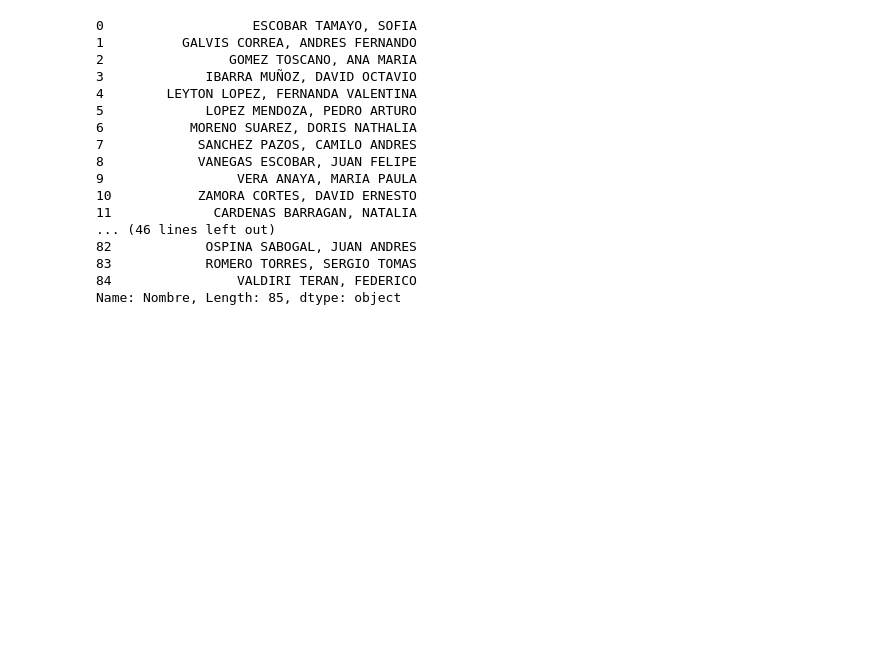
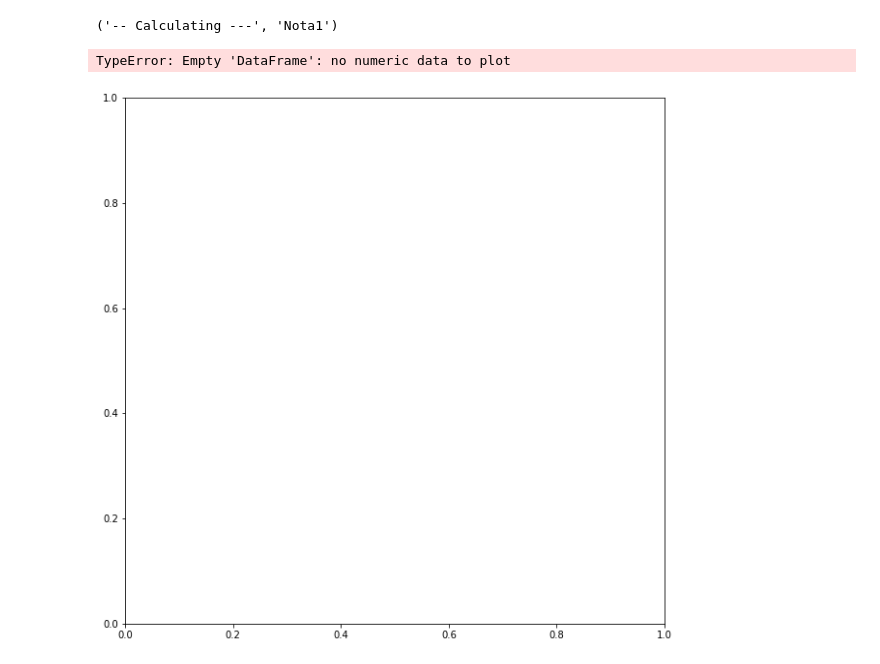
Before and after one commit to asegura4488/RutaControl2021, a Jupyter notebook: Analysis_Fisica1.ipynb, the cells around one changed output. Saved outputs shown, nothing was run; the diff lists cells and outputs as text; code cells hidden in the pictures; blank space fills up the shorter version.

```diff
--- a/Analysis_Fisica1.ipynb
+++ b/Analysis_Fisica1.ipynb
@@ -41,0 +38,3 @@ print(FileNames)
+# %%
+for i in range(len(FileNames)):
+    print(FileNames[i])
@@ -41,0 +90,7 @@ print(FileNames)
+# %%
+# Imprimir diccionario
+
+for i in DictMean.keys():
+    print(i)
+    print(DictMean[i])
+    print(DictStd[i])
@@ -42,7 +146,25 @@ print(FileNames)
+# %%
+# Plotting using group by
+
+grupo = 'ID'  # Variable que agrupa
+
+for i in Names:  # Cathegories
+
+    for j in range(1,NNotas+1): # Grades
+
+        Name_ = i + str(j)
+
+        print('-- Calculating ---', Name_)
+
+        CreateGroupFig(grupo,Name_)
+# %% [output]
+('-- Calculating ---', 'Nota1')
+TypeError: Empty 'DataFrame': no numeric data to plot
+[figure, added]
 # %%
 # Uso de filtros por columna
 #DFrameArray[0].filter(items=['ID','A1','A2'])
-DFrameArray[0].filter(like='Nota',axis=1)
+#DFrameArray[1].filter(like='A',axis=1)
 
 
 # Seleccion por filar
@@ -52,22 +174,4 @@ DFrameArray[0].filter(like='Nota',axis=1)
 #print(DFrameArray[2].iloc[:,0:2])
 
 #print(DFrameArray[0]['Nota1'])
-print(dft['Nombre'])
+#print(dft['A1'])
-# %% [output]
-0                   ESCOBAR TAMAYO, SOFIA
-1          GALVIS CORREA, ANDRES FERNANDO
-2                GOMEZ TOSCANO, ANA MARIA
-3             IBARRA MUÑOZ, DAVID OCTAVIO
-4        LEYTON LOPEZ, FERNANDA VALENTINA
-5             LOPEZ MENDOZA, PEDRO ARTURO
-6           MORENO SUAREZ, DORIS NATHALIA
-7            SANCHEZ PAZOS, CAMILO ANDRES
-8            VANEGAS ESCOBAR, JUAN FELIPE
-9                 VERA ANAYA, MARIA PAULA
-10           ZAMORA CORTES, DAVID ERNESTO
-11             CARDENAS BARRAGAN, NATALIA
-... (46 lines left out)
-82            OSPINA SABOGAL, JUAN ANDRES
-83            ROMERO TORRES, SERGIO TOMAS
-84                VALDIRI TERAN, FEDERICO
-Name: Nombre, Length: 85, dtype: object
```
Also changed, not shown: parts of 18 cells of this notebook.
